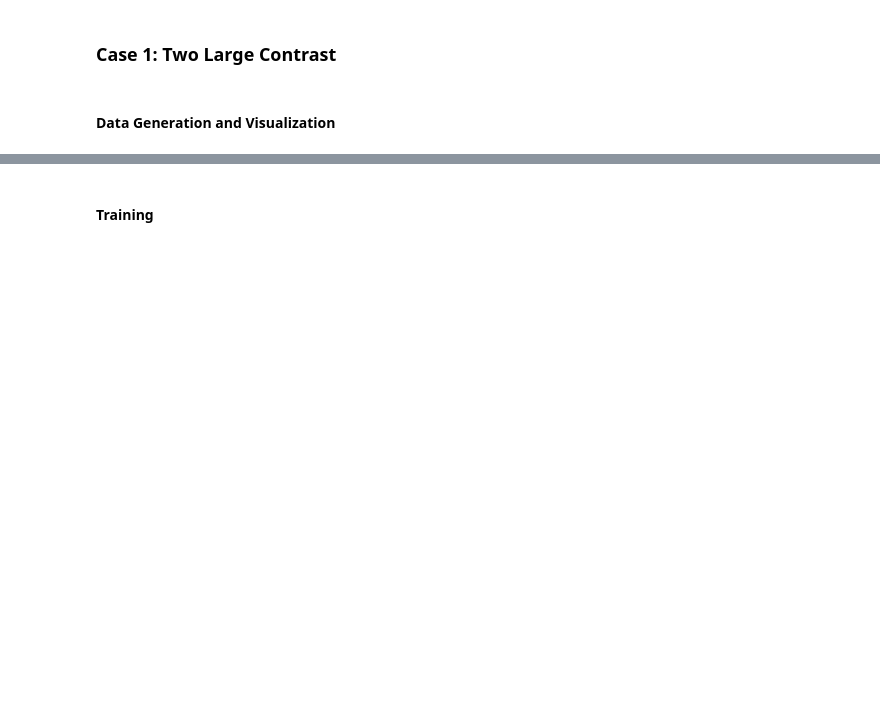
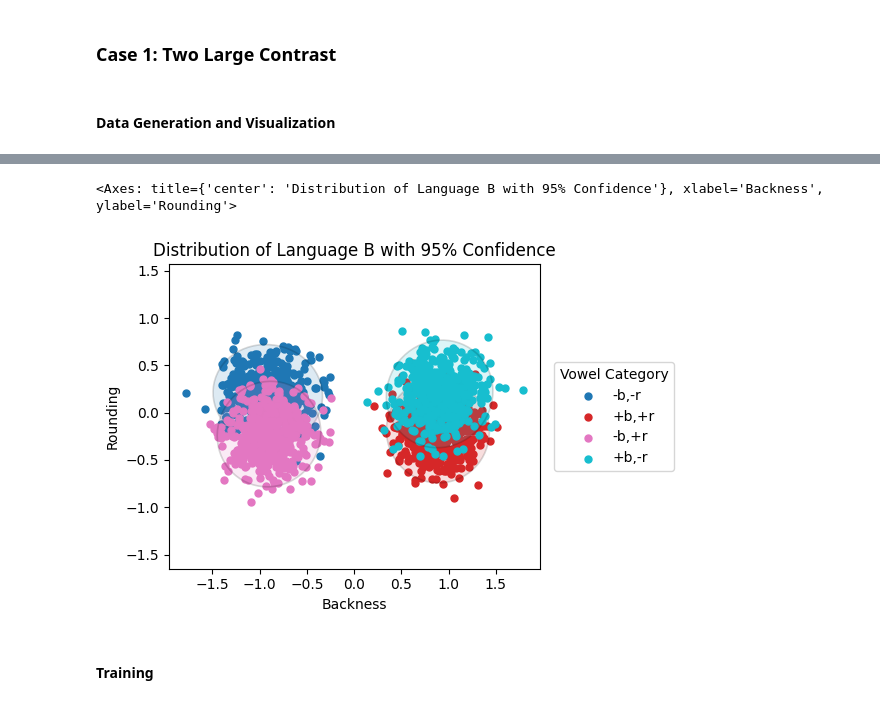
Before and after one commit to Frankalexej/aele, a Jupyter notebook: aele_6.ipynb, the cells around one changed output, grey strips where cells are left out. Saved outputs shown, nothing was run; the diff lists cells and outputs as text; code cells hidden in the pictures; blank space fills up the shorter version.

```diff
--- a/aele_6.ipynb
+++ b/aele_6.ipynb
@@ -698,3 +846,17 @@ plot_tokens_2d(data_selected, labels_selected, dim_x=0, dim_y=1)
+# %%
+["i", "ɯ", "ɛ", "ʌ", "y", "u", "œ", "ɔ"]
+label_map_B = {
+    'i': '-b,-r', 'ɯ': '+b,-r',
+    "y": '-b,+r', "u": '+b,+r',
+}
+data_selected, labels_selected, _ = select_tokens(data_test, labels_test, target_tokens=["i", "y", "ɯ", "u"])
+# plot_tokens_2d(data_selected, labels_selected, dim_x=0, dim_y=1)
+plot_with_conf_ellipses(data_selected, labels_selected,
+                        dims=(1,2),dim_names=("Backness", "Rounding"), language="B", label_map=label_map_B,
+                       save_path="./writing_plot/language_B_distribution.pdf")
+# %% [output]
+<Axes: title={'center': 'Distribution of Language B with 95% Confidence'}, xlabel='Backness', ylabel='Rounding'>
+[figure, added]
 # %% [markdown]
 #### Training
 # %%
```
Also changed, not shown: parts of 40 cells of this notebook, 4 other files.
